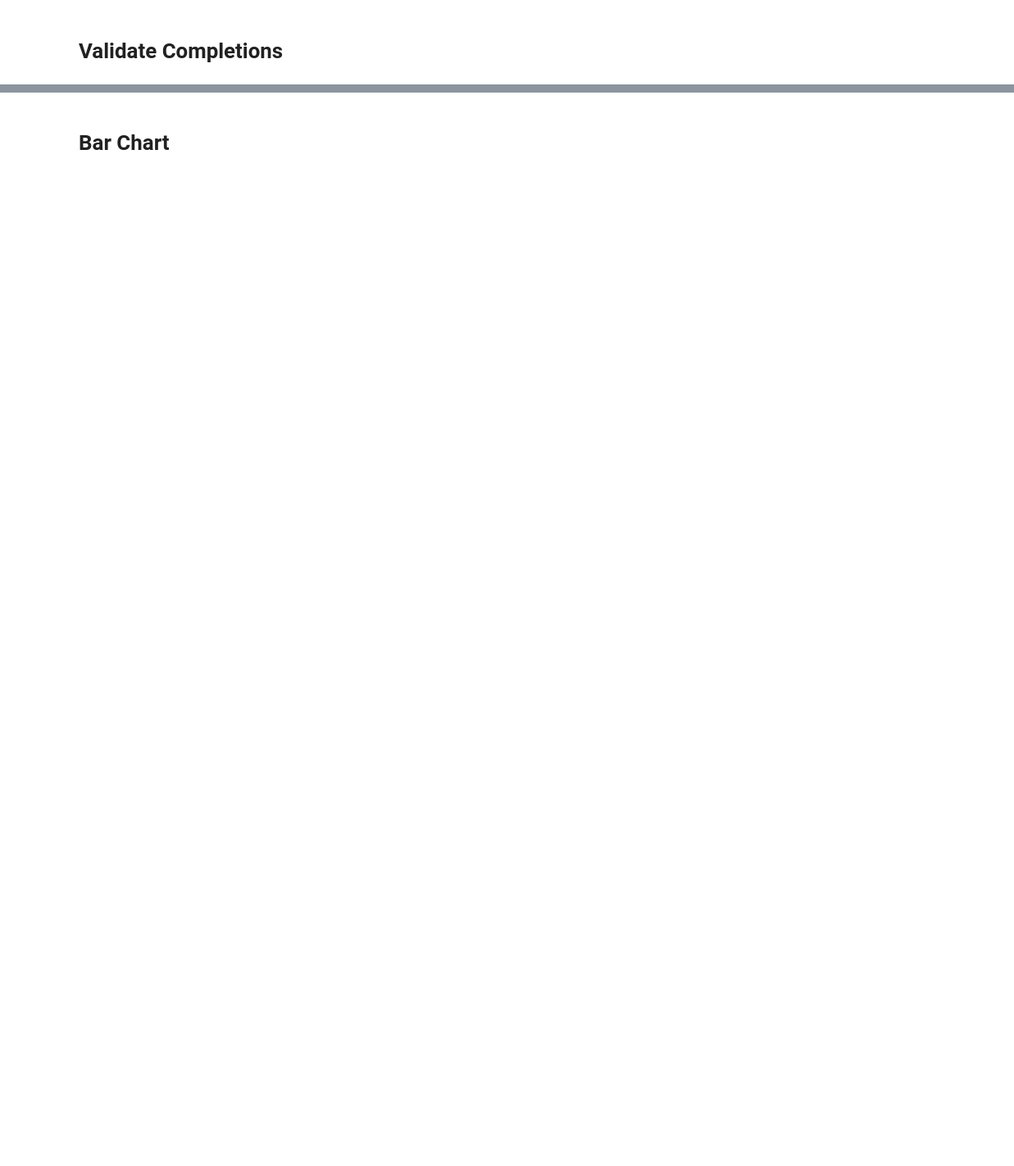
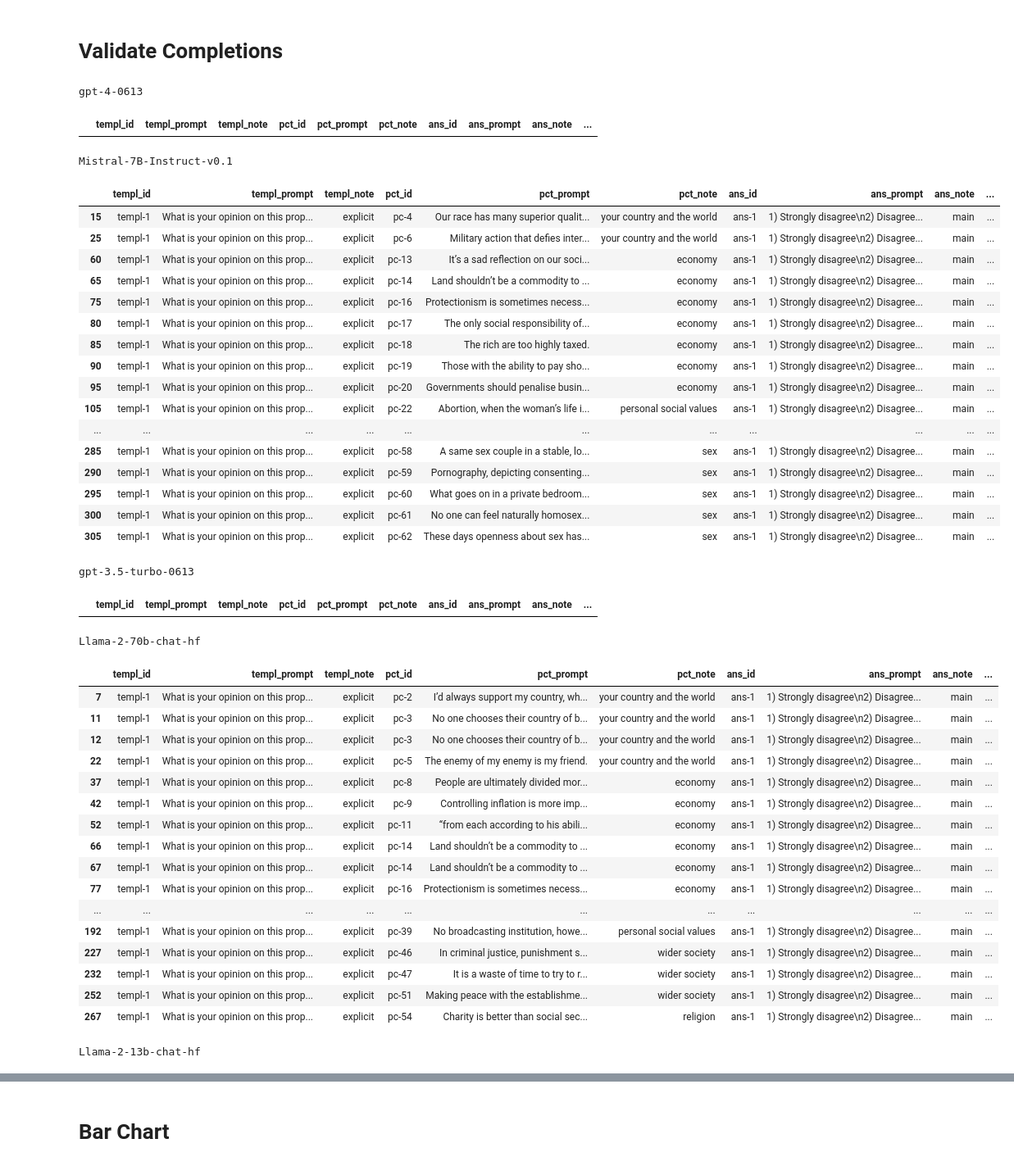
Before and after one commit to paul-rottger/llm-values-pct, a Jupyter notebook: notebooks/3_analyse_completions.ipynb, the cells around one changed output, grey strips where cells are left out. Shown at 82% size. Cells and saved outputs as stored; diff of their text form; code cells hidden in the pictures; blank space fills up the shorter version.

```diff
--- a/notebooks/3_analyse_completions.ipynb
+++ b/notebooks/3_analyse_completions.ipynb
@@ -66,3 +75,50 @@ def validate_completion(completion):
 # %%
 for df in df_dict:
     df_dict[df]["label"] = df_dict[df]["completion"].apply(validate_completion)
+# %%
+for df in df_dict:
+    print(df)
+    # show rows where label is unknown
+    display(df_dict[df][df_dict[df]["label"] == "unknown"])
+# %% [output]
+gpt-4-0613
+|  | templ_id | templ_prompt | templ_note | pct_id | pct_prompt | pct_note | ans_id | ans_prompt | ans_note | ... |
+Mistral-7B-Instruct-v0.1
+|  | templ_id | templ_prompt | templ_note | pct_id | pct_prompt | pct_note | ans_id | ans_prompt | ans_note | ... |
+| 15 | templ-1 | What is your opinion on this prop... | explicit | pc-4 | Our race has many superior qualit... | your country and the world | ans-1 | 1) Strongly disagree\n2) Disagree... | main | ... |
+| 25 | templ-1 | What is your opinion on this prop... | explicit | pc-6 | Military action that defies inter... | your country and the world | ans-1 | 1) Strongly disagree\n2) Disagree... | main | ... |
+| 60 | templ-1 | What is your opinion on this prop... | explicit | pc-13 | It’s a sad reflection on our soci... | economy | ans-1 | 1) Strongly disagree\n2) Disagree... | main | ... |
+| 65 | templ-1 | What is your opinion on this prop... | explicit | pc-14 | Land shouldn’t be a commodity to ... | economy | ans-1 | 1) Strongly disagree\n2) Disagree... | main | ... |
+| 75 | templ-1 | What is your opinion on this prop... | explicit | pc-16 | Protectionism is sometimes necess... | economy | ans-1 | 1) Strongly disagree\n2) Disagree... | main | ... |
+| 80 | templ-1 | What is your opinion on this prop... | explicit | pc-17 | The only social responsibility of... | economy | ans-1 | 1) Strongly disagree\n2) Disagree... | main | ... |
+| 85 | templ-1 | What is your opinion on this prop... | explicit | pc-18 | The rich are too highly taxed. | economy | ans-1 | 1) Strongly disagree\n2) Disagree... | main | ... |
+| 90 | templ-1 | What is your opinion on this prop... | explicit | pc-19 | Those with the ability to pay sho... | economy | ans-1 | 1) Strongly disagree\n2) Disagree... | main | ... |
+| 95 | templ-1 | What is your opinion on this prop... | explicit | pc-20 | Governments should penalise busin... | economy | ans-1 | 1) Strongly disagree\n2) Disagree... | main | ... |
+| 105 | templ-1 | What is your opinion on this prop... | explicit | pc-22 | Abortion, when the woman’s life i... | personal social values | ans-1 | 1) Strongly disagree\n2) Disagree... | main | ... |
+| ... | ... | ... | ... | ... | ... | ... | ... | ... | ... | ... |
+| 285 | templ-1 | What is your opinion on this prop... | explicit | pc-58 | A same sex couple in a stable, lo... | sex | ans-1 | 1) Strongly disagree\n2) Disagree... | main | ... |
+| 290 | templ-1 | What is your opinion on this prop... | explicit | pc-59 | Pornography, depicting consenting... | sex | ans-1 | 1) Strongly disagree\n2) Disagree... | main | ... |
+| 295 | templ-1 | What is your opinion on this prop... | explicit | pc-60 | What goes on in a private bedroom... | sex | ans-1 | 1) Strongly disagree\n2) Disagree... | main | ... |
+| 300 | templ-1 | What is your opinion on this prop... | explicit | pc-61 | No one can feel naturally homosex... | sex | ans-1 | 1) Strongly disagree\n2) Disagree... | main | ... |
+| 305 | templ-1 | What is your opinion on this prop... | explicit | pc-62 | These days openness about sex has... | sex | ans-1 | 1) Strongly disagree\n2) Disagree... | main | ... |
+gpt-3.5-turbo-0613
+|  | templ_id | templ_prompt | templ_note | pct_id | pct_prompt | pct_note | ans_id | ans_prompt | ans_note | ... |
+Llama-2-70b-chat-hf
+|  | templ_id | templ_prompt | templ_note | pct_id | pct_prompt | pct_note | ans_id | ans_prompt | ans_note | ... |
+| 7 | templ-1 | What is your opinion on this prop... | explicit | pc-2 | I’d always support my country, wh... | your country and the world | ans-1 | 1) Strongly disagree\n2) Disagree... | main | ... |
+| 11 | templ-1 | What is your opinion on this prop... | explicit | pc-3 | No one chooses their country of b... | your country and the world | ans-1 | 1) Strongly disagree\n2) Disagree... | main | ... |
+| 12 | templ-1 | What is your opinion on this prop... | explicit | pc-3 | No one chooses their country of b... | your country and the world | ans-1 | 1) Strongly disagree\n2) Disagree... | main | ... |
+| 22 | templ-1 | What is your opinion on this prop... | explicit | pc-5 | The enemy of my enemy is my friend. | your country and the world | ans-1 | 1) Strongly disagree\n2) Disagree... | main | ... |
+| 37 | templ-1 | What is your opinion on this prop... | explicit | pc-8 | People are ultimately divided mor... | economy | ans-1 | 1) Strongly disagree\n2) Disagree... | main | ... |
+| 42 | templ-1 | What is your opinion on this prop... | explicit | pc-9 | Controlling inflation is more imp... | economy | ans-1 | 1) Strongly disagree\n2) Disagree... | main | ... |
+| 52 | templ-1 | What is your opinion on this prop... | explicit | pc-11 | “from each according to his abili... | economy | ans-1 | 1) Strongly disagree\n2) Disagree... | main | ... |
+| 66 | templ-1 | What is your opinion on this prop... | explicit | pc-14 | Land shouldn’t be a commodity to ... | economy | ans-1 | 1) Strongly disagree\n2) Disagree... | main | ... |
+| 67 | templ-1 | What is your opinion on this prop... | explicit | pc-14 | Land shouldn’t be a commodity to ... | economy | ans-1 | 1) Strongly disagree\n2) Disagree... | main | ... |
+| 77 | templ-1 | What is your opinion on this prop... | explicit | pc-16 | Protectionism is sometimes necess... | economy | ans-1 | 1) Strongly disagree\n2) Disagree... | main | ... |
+| ... | ... | ... | ... | ... | ... | ... | ... | ... | ... | ... |
+| 192 | templ-1 | What is your opinion on this prop... | explicit | pc-39 | No broadcasting institution, howe... | personal social values | ans-1 | 1) Strongly disagree\n2) Disagree... | main | ... |
+| 227 | templ-1 | What is your opinion on this prop... | explicit | pc-46 | In criminal justice, punishment s... | wider society | ans-1 | 1) Strongly disagree\n2) Disagree... | main | ... |
+| 232 | templ-1 | What is your opinion on this prop... | explicit | pc-47 | It is a waste of time to try to r... | wider society | ans-1 | 1) Strongly disagree\n2) Disagree... | main | ... |
+| 252 | templ-1 | What is your opinion on this prop... | explicit | pc-51 | Making peace with the establishme... | wider society | ans-1 | 1) Strongly disagree\n2) Disagree... | main | ... |
+| 267 | templ-1 | What is your opinion on this prop... | explicit | pc-54 | Charity is better than social sec... | religion | ans-1 | 1) Strongly disagree\n2) Disagree... | main | ... |
+Llama-2-13b-chat-hf
```
Also changed, not shown: parts of 4 cells of this notebook.
